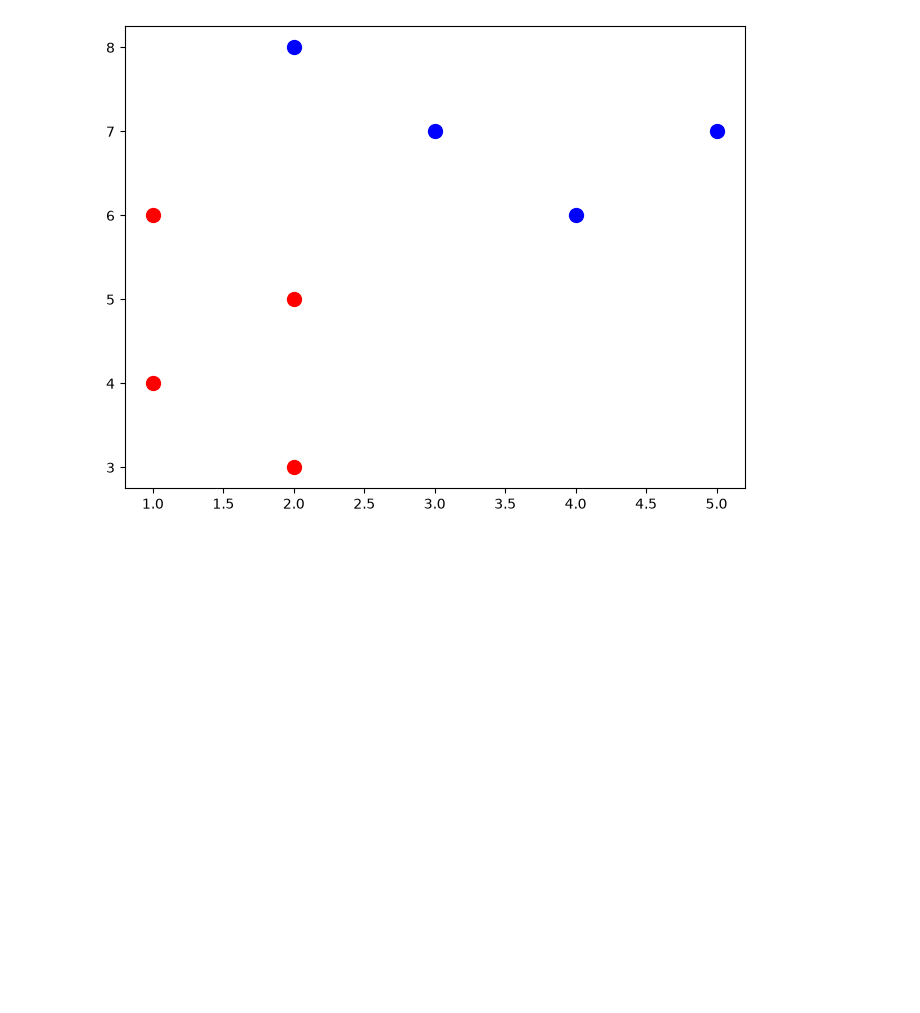
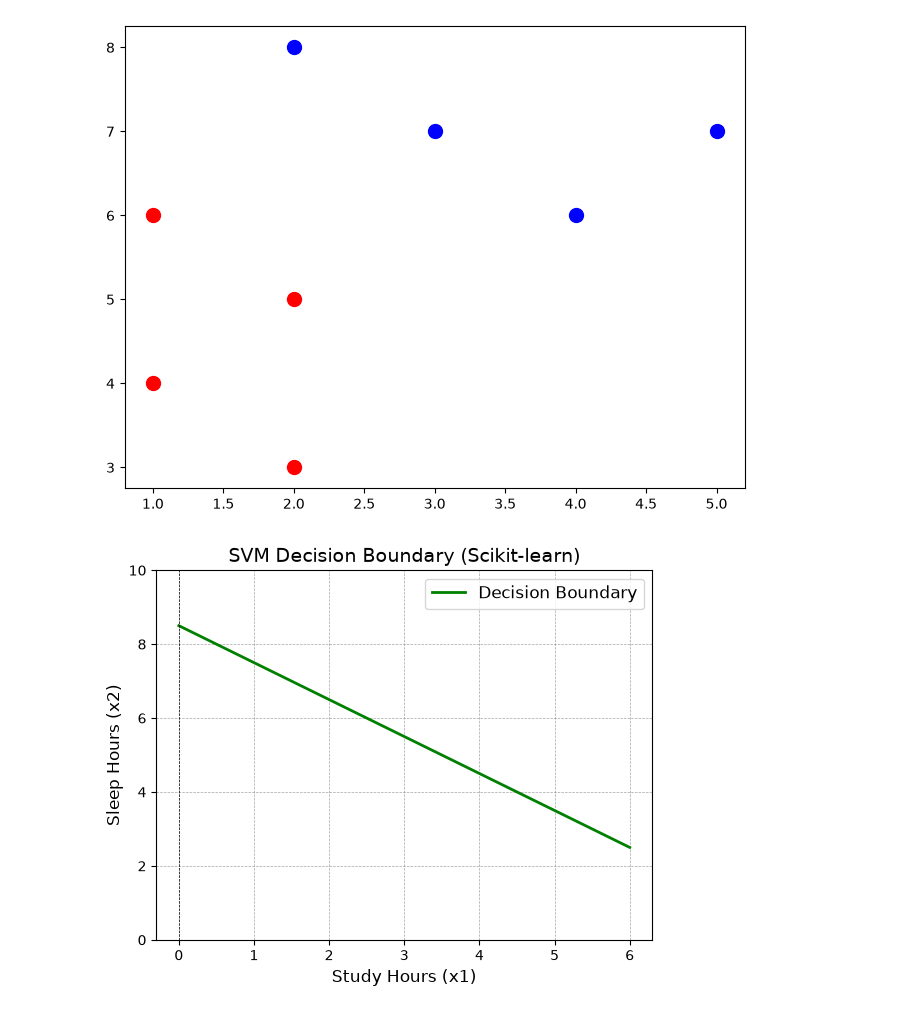
Before and after one commit to ranggadian2006/housing_raw, a Jupyter notebook: SVM.ipynb, the cells around one changed output. Saved outputs shown, nothing was run; the diff lists cells and outputs as text; code cells hidden in the pictures; blank space fills up the shorter version.

```diff
--- a/SVM.ipynb
+++ b/SVM.ipynb
@@ -44,3 +44,20 @@ plt.scatter(x1[y == -1], x2[y == -1], color='red', label='Failed (y=-1)', s=100)
 # %% [output]
 <matplotlib.collections.PathCollection at 0x...>
 [figure]
+# %%
+# Plot decision boundary
+x1_range = np.linspace(0, 6, 100)
+decision_boundary = -(w[0] * x1_range + b) / w[1]
+plt.plot(x1_range, decision_boundary, color='green', label='Decision Boundary', linewidth=2)
+
+plt.title('SVM Decision Boundary (Scikit-learn)', fontsize=14)
+plt.xlabel('Study Hours (x1)', fontsize=12)
+plt.ylabel('Sleep Hours (x2)', fontsize=12)
+plt.axhline(0, color='black', linewidth=0.5, linestyle='--')
+plt.axvline(0, color='black', linewidth=0.5, linestyle='--')
+plt.grid(color='gray', linestyle='--', linewidth=0.5, alpha=0.7)
+plt.legend(fontsize=12)
+plt.ylim(0, 10)
+plt.show()
+# %% [output]
+[figure, added]
```
Also changed, not shown: parts of 2 cells of this notebook.
